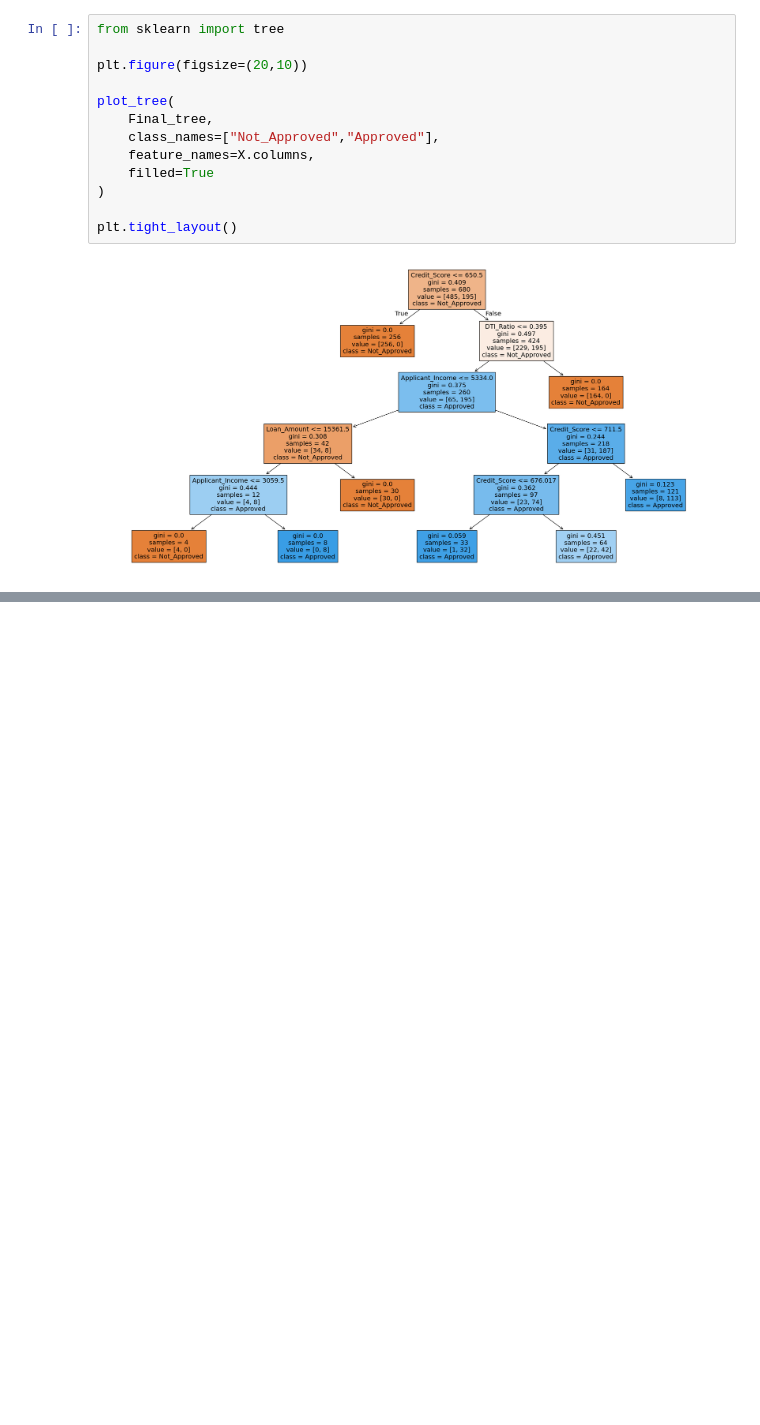
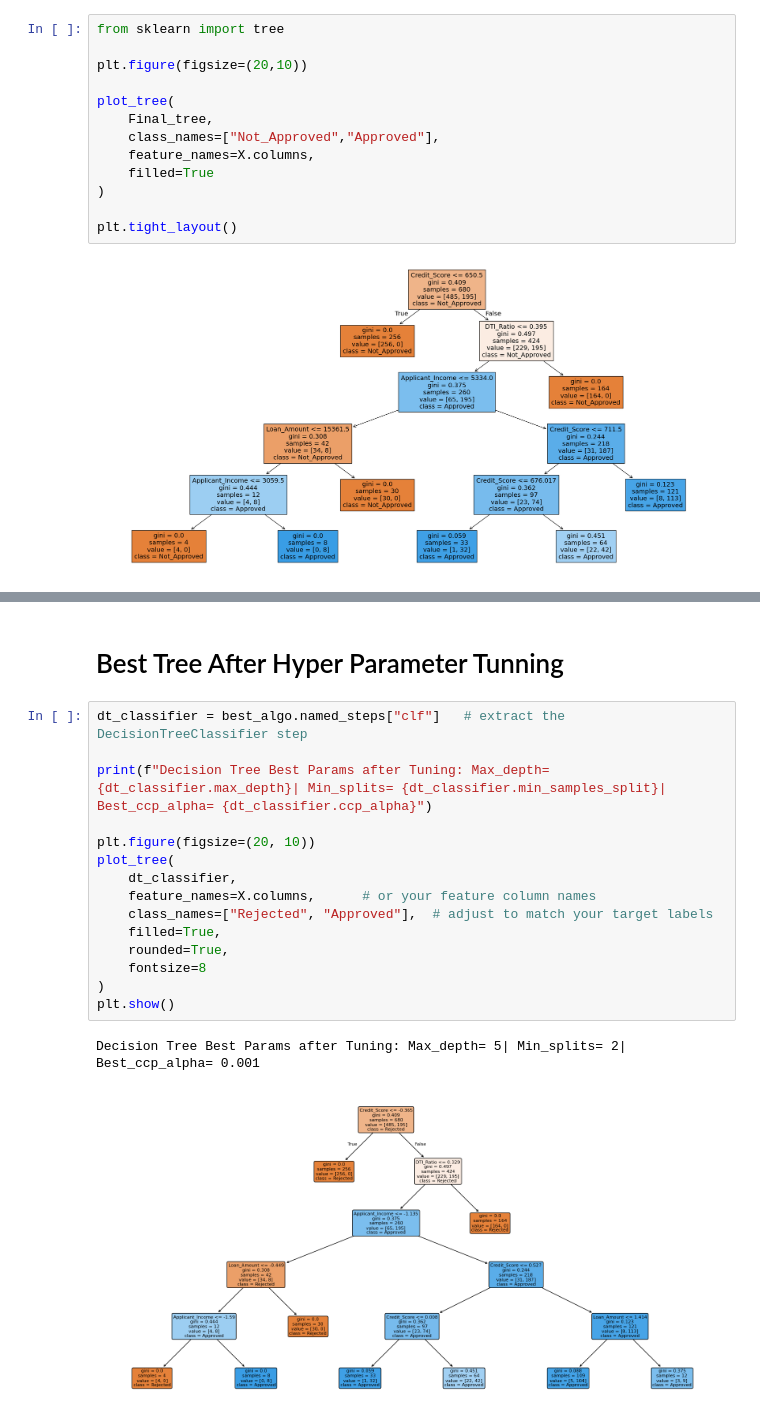
Before and after one commit to akshay041193/loan-approval-system, a Jupyter notebook: Loan_Approval_System.ipynb, the cells around one changed output, grey strips where cells are left out. Saved outputs shown, nothing was run; the diff lists cells and outputs as text; blank space fills up the shorter version.

Commit message:
Hyperparameter Tuning and Best Model

```diff
--- a/Loan_Approval_System.ipynb
+++ b/Loan_Approval_System.ipynb
@@ -459,0 +570,20 @@ plt.tight_layout()
+# %% [markdown]
+# Best Tree After Hyper Parameter Tunning
+# %%
+dt_classifier = best_algo.named_steps["clf"]   # extract the DecisionTreeClassifier step
+
+print(f"Decision Tree Best Params after Tuning: Max_depth= {dt_classifier.max_depth}| Min_splits= {dt_classifier.min_samples_split}| Best_ccp_alpha= {dt_classifier.ccp_alpha}")
+
+plt.figure(figsize=(20, 10))
+plot_tree(
+    dt_classifier,
+    feature_names=X.columns,      # or your feature column names
+    class_names=["Rejected", "Approved"],  # adjust to match your target labels
+    filled=True,
+    rounded=True,
+    fontsize=8
+)
+plt.show()
+# %% [output]
+Decision Tree Best Params after Tuning: Max_depth= 5| Min_splits= 2| Best_ccp_alpha= 0.001
+[figure, added]
```
Also changed, not shown: parts of 14 cells of this notebook.
